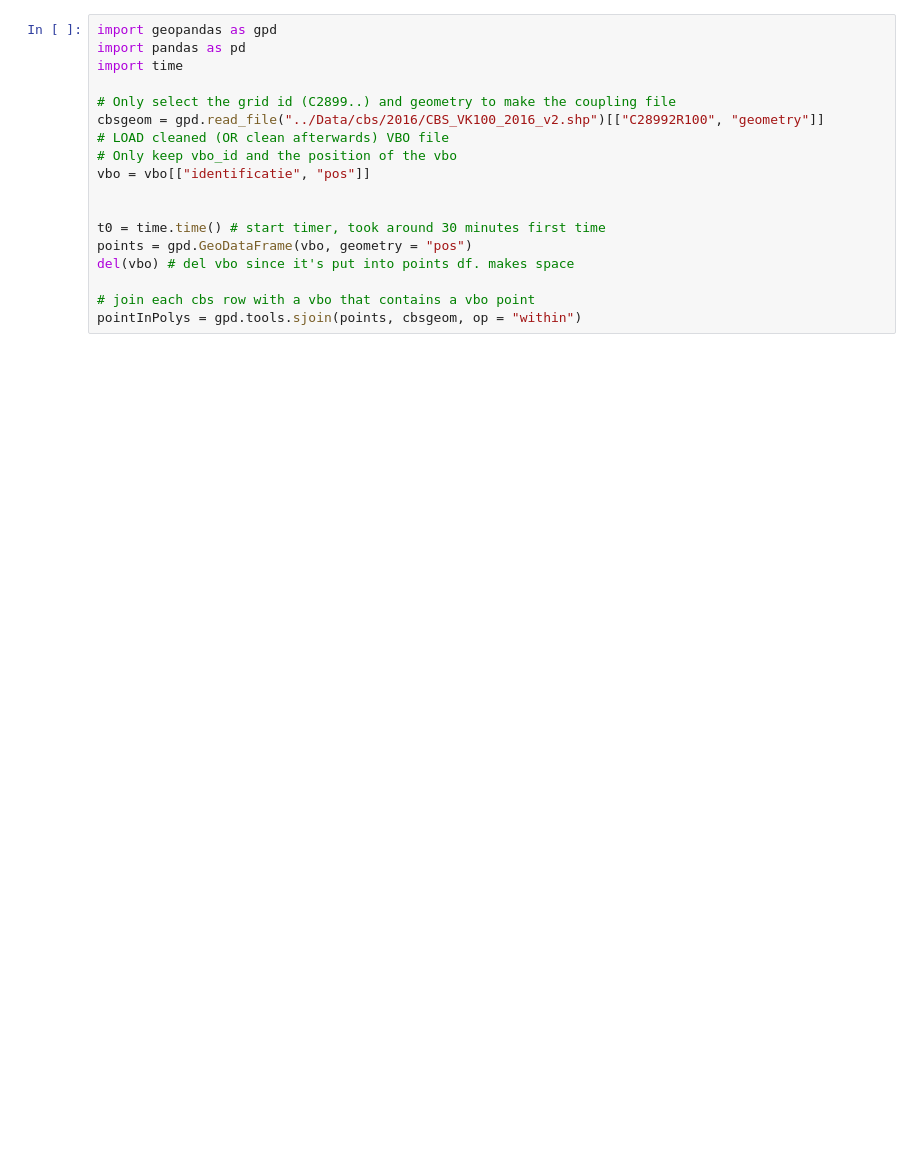
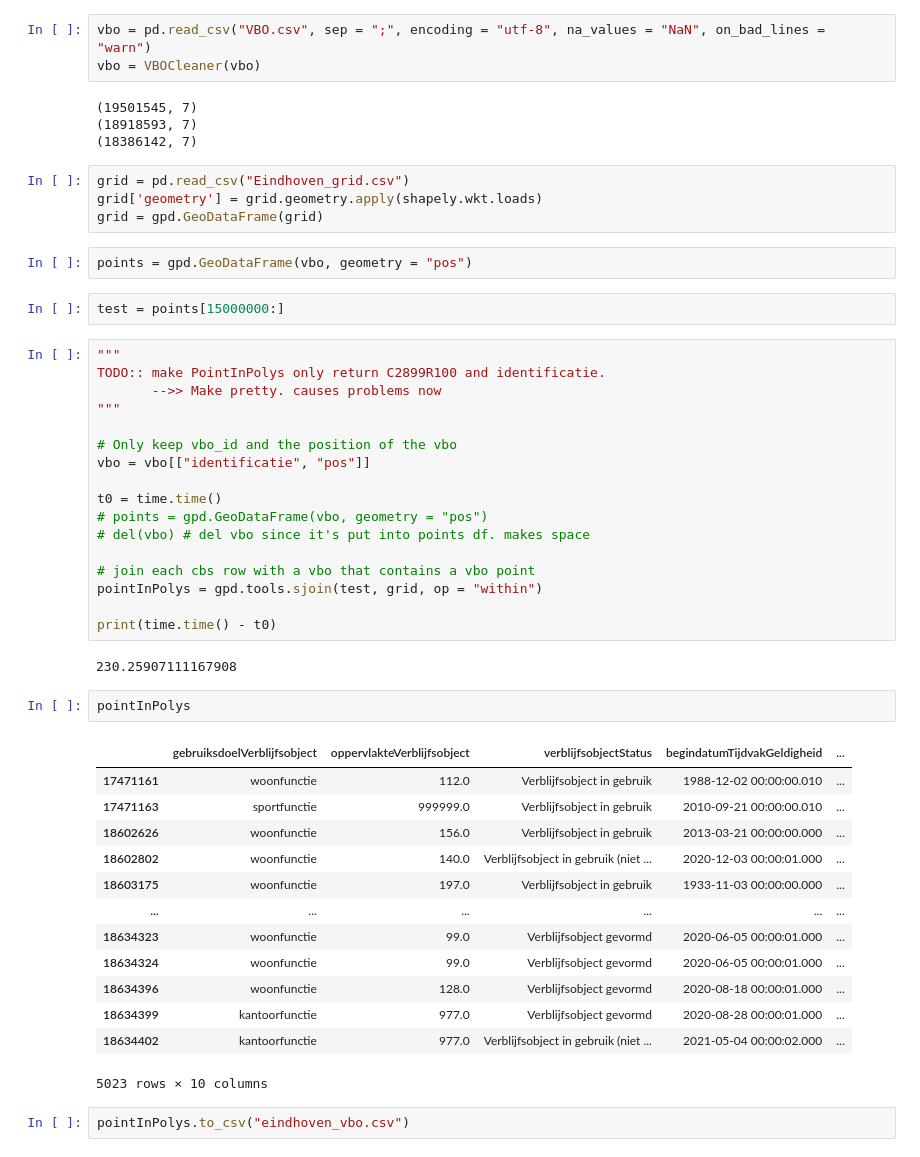
Before and after one commit to NielsvanOpstal/Thesis, a Jupyter notebook: VBO_grid_koppeling.ipynb, the cells around one changed output. Drawn from its saved outputs; the diff is of its cells as text; blank space fills up the shorter version.

```diff
--- a/VBO_grid_koppeling.ipynb
+++ b/VBO_grid_koppeling.ipynb
@@ -1,20 +31,54 @@
+# %%
+vbo = pd.read_csv("VBO.csv", sep = ";", encoding = "utf-8", na_values = "NaN", on_bad_lines = "warn")
+vbo = VBOCleaner(vbo)
+# %% [output]
+(19501545, 7)
+(18918593, 7)
+(18386142, 7)
+# %%
+grid = pd.read_csv("Eindhoven_grid.csv")
+grid['geometry'] = grid.geometry.apply(shapely.wkt.loads)
+grid = gpd.GeoDataFrame(grid)
+# %%
+points = gpd.GeoDataFrame(vbo, geometry = "pos")
+# %%
+test = points[15000000:]
 # %%
-import geopandas as gpd
-import pandas as pd
-import time
+"""
+TODO:: make PointInPolys only return C2899R100 and identificatie.
+       -->> Make pretty. causes problems now
+"""
 
-# Only select the grid id (C2899..) and geometry to make the coupling file
-cbsgeom = gpd.read_file("../Data/cbs/2016/CBS_VK100_2016_v2.shp")[["C28992R100", "geometry"]]
-# LOAD cleaned (OR clean afterwards) VBO file
 # Only keep vbo_id and the position of the vbo
 vbo = vbo[["identificatie", "pos"]]
 
-
-t0 = time.time() # start timer, took around 30 minutes first time
-points = gpd.GeoDataFrame(vbo, geometry = "pos")
-del(vbo) # del vbo since it's put into points df. makes space
+t0 = time.time()
+# points = gpd.GeoDataFrame(vbo, geometry = "pos")
+# del(vbo) # del vbo since it's put into points df. makes space
 
 # join each cbs row with a vbo that contains a vbo point
-pointInPolys = gpd.tools.sjoin(points, cbsgeom, op = "within")
+pointInPolys = gpd.tools.sjoin(test, grid, op = "within")
+
+print(time.time() - t0)
+# %% [output]
+230.25907111167908
+# %%
+pointInPolys
+# %% [output]
+|  | gebruiksdoelVerblijfsobject | oppervlakteVerblijfsobject | verblijfsobjectStatus | begindatumTijdvakGeldigheid | ... |
+| 17471161 | woonfunctie | 112.0 | Verblijfsobject in gebruik | 1988-12-02 00:00:00.010 | ... |
+| 17471163 | sportfunctie | 999999.0 | Verblijfsobject in gebruik | 2010-09-21 00:00:00.010 | ... |
+| 18602626 | woonfunctie | 156.0 | Verblijfsobject in gebruik | 2013-03-21 00:00:00.000 | ... |
+| 18602802 | woonfunctie | 140.0 | Verblijfsobject in gebruik (niet ... | 2020-12-03 00:00:01.000 | ... |
+| 18603175 | woonfunctie | 197.0 | Verblijfsobject in gebruik | 1933-11-03 00:00:00.000 | ... |
+| ... | ... | ... | ... | ... | ... |
+| 18634323 | woonfunctie | 99.0 | Verblijfsobject gevormd | 2020-06-05 00:00:01.000 | ... |
+| 18634324 | woonfunctie | 99.0 | Verblijfsobject gevormd | 2020-06-05 00:00:01.000 | ... |
+| 18634396 | woonfunctie | 128.0 | Verblijfsobject gevormd | 2020-08-18 00:00:01.000 | ... |
+| 18634399 | kantoorfunctie | 977.0 | Verblijfsobject gevormd | 2020-08-28 00:00:01.000 | ... |
+| 18634402 | kantoorfunctie | 977.0 | Verblijfsobject in gebruik (niet ... | 2021-05-04 00:00:02.000 | ... |
+5023 rows × 10 columns
+# %%
+pointInPolys.to_csv("eindhoven_vbo.csv")
 # %%
 # plot example
```
Also changed, not shown: parts of 8 cells of this notebook, 7 other files.
